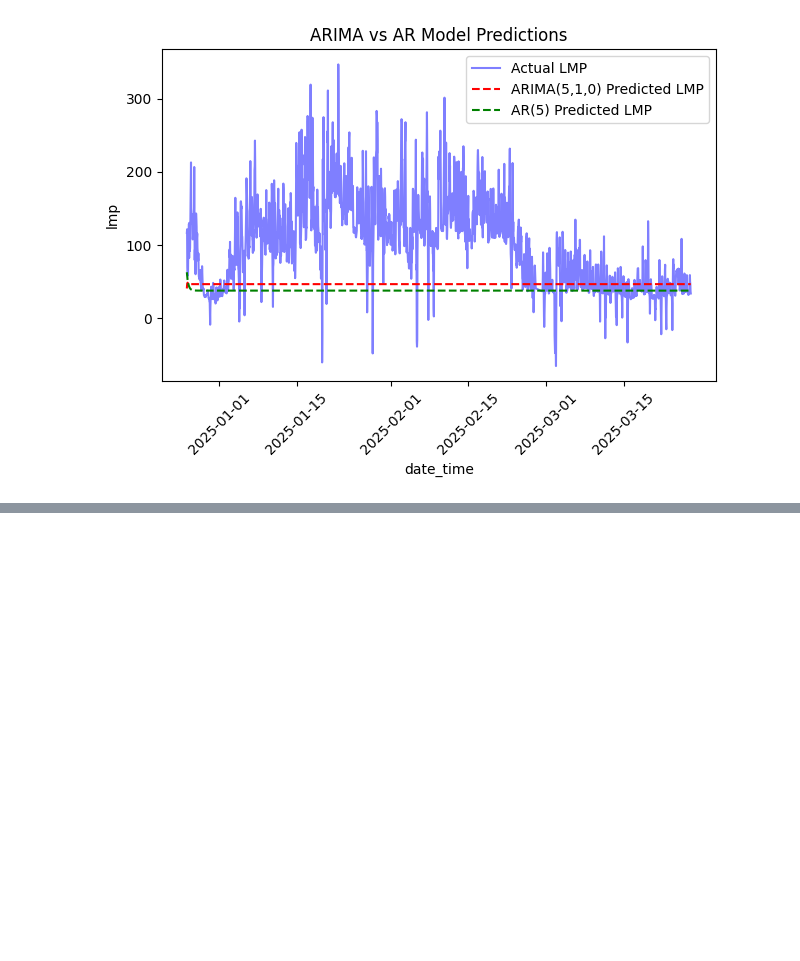
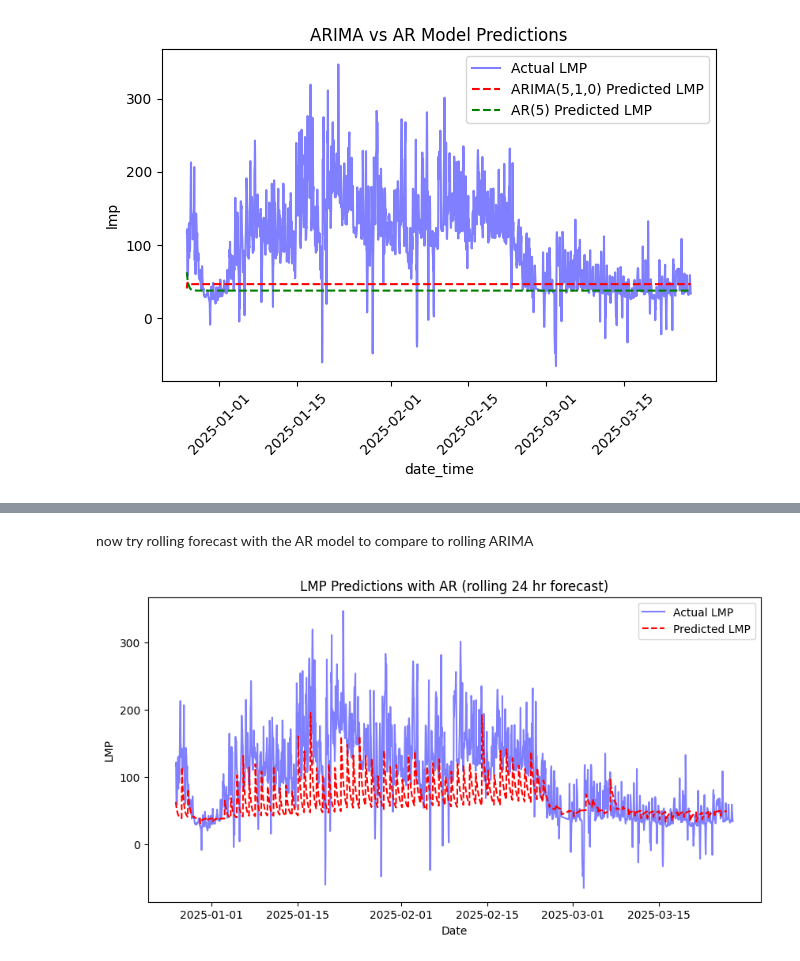
Before and after one commit to BradyHobson/ML2-Project, a Jupyter notebook: time_series_model.ipynb, the cells around one changed output, grey strips where cells are left out. Cells and saved outputs as stored; diff of their text form; code cells hidden in the pictures; blank space fills up the shorter version.

Commit message:
added rolling AR model

```diff
--- a/time_series_model.ipynb
+++ b/time_series_model.ipynb
@@ -208,11 +213,0 @@ Root Mean Squared Error (RMSE): 41.23695130655992
-# %%
-# TO DO: FIX!
-
-train_size = int(.8 * len(lmp))
-train_data = lmp[:train_size]
-test_data = lmp[train_size:]
-
-ma_pred = model_fit.predict(start=len(train_data), end=len(train_data) + len(test_data) - 1)
-pred_data = pd.DataFrame({'date_time': test_data.index, 'pred lmp': ma_pred.flatten()})
-pred_data.set_index('date_time', inplace = True)
-pred_data.head()
@@ -327,0 +301,47 @@ AR MAE: 65.47528010067789
+# %% [markdown]
+now try rolling forecast with the AR model to compare to rolling ARIMA
+# %%
+# train and test data, using 80% of the data initially
+train_size = int(0.8 * len(lmp))
+train_data = lmp.iloc[:train_size]
+test_data = lmp.iloc[train_size:]
+
+y_train = train_data['lmp'].values
+y_test = test_data['lmp'].values
+
+predictions = []
+
+# start with the training data & define the prediction period, fiddle around with the period to see best
+history = list(y_train)
+forecast_period = 24
+
+for t in range(0, len(y_test) - forecast_period, forecast_period):
+    # fit the AR model
+    model = AutoReg(history, lags=5)
+    model_fit = model.fit()
+
+    # forecast
+    # start of the predictions
+    start = len(history)
+    # end of the preds
+    end = start + forecast_period -1
+    forecast = model_fit.predict(start=start, end=end)
+    predictions.extend(forecast)
+
+    # add actuals to the history
+    history.extend(y_test[t:t+forecast_period])
+
+# trim predictions for plotting
+predictions = predictions[:len(y_test)]
+
+# results
+plt.figure(figsize=(10, 5))
+plt.plot(test_data.index[:len(y_test)], y_test, label="Actual LMP", color='blue', alpha=0.5)
+plt.plot(test_data.index[:len(predictions)], predictions, label="Predicted LMP", color='red', linestyle='dashed')
+plt.xlabel("Date")
+plt.ylabel("LMP")
+plt.title(f"LMP Predictions with AR (rolling {forecast_period} hr forecast)")
+plt.legend()
+plt.show()
+# %% [output]
+[figure, added]
```
Also changed, not shown: parts of 20 cells of this notebook.
